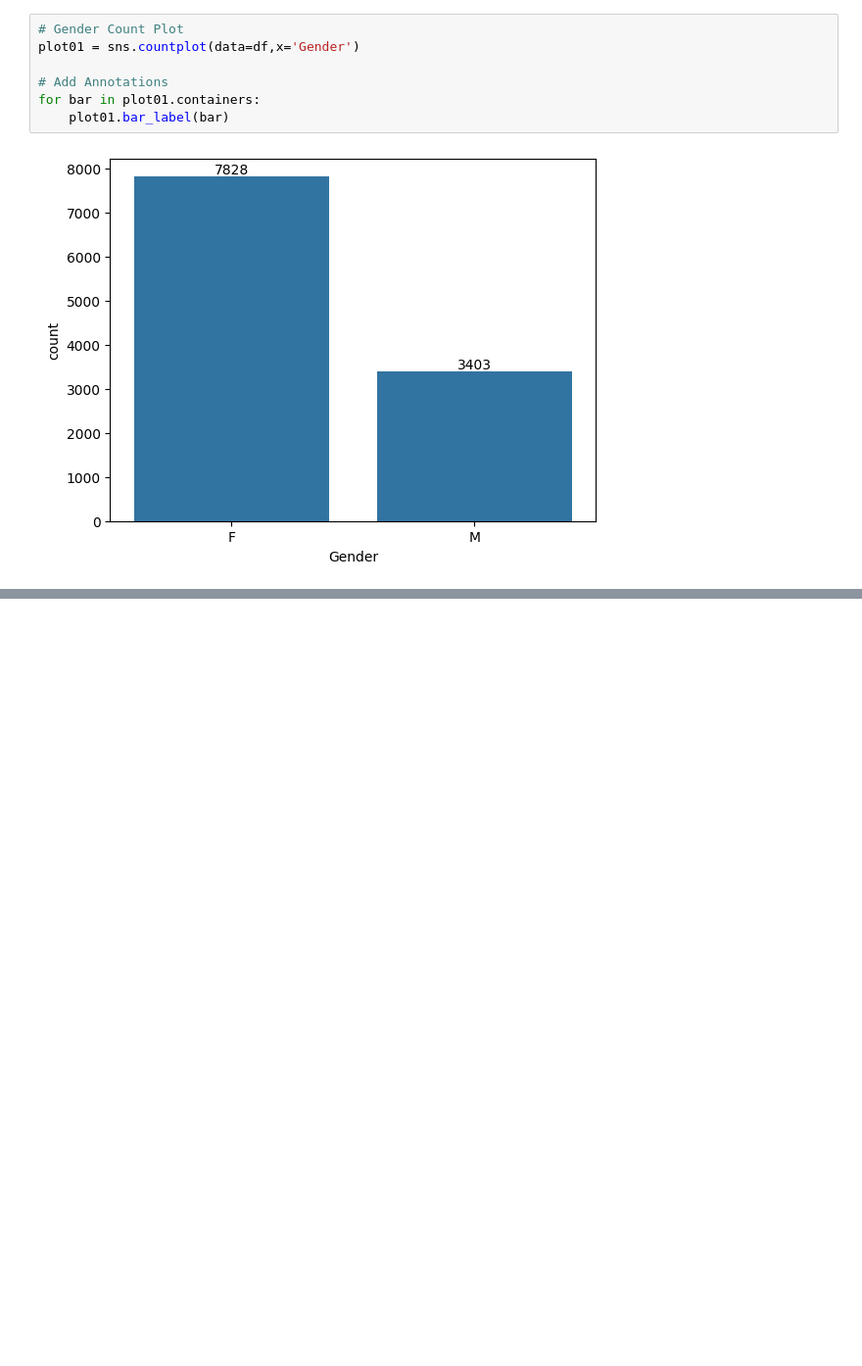
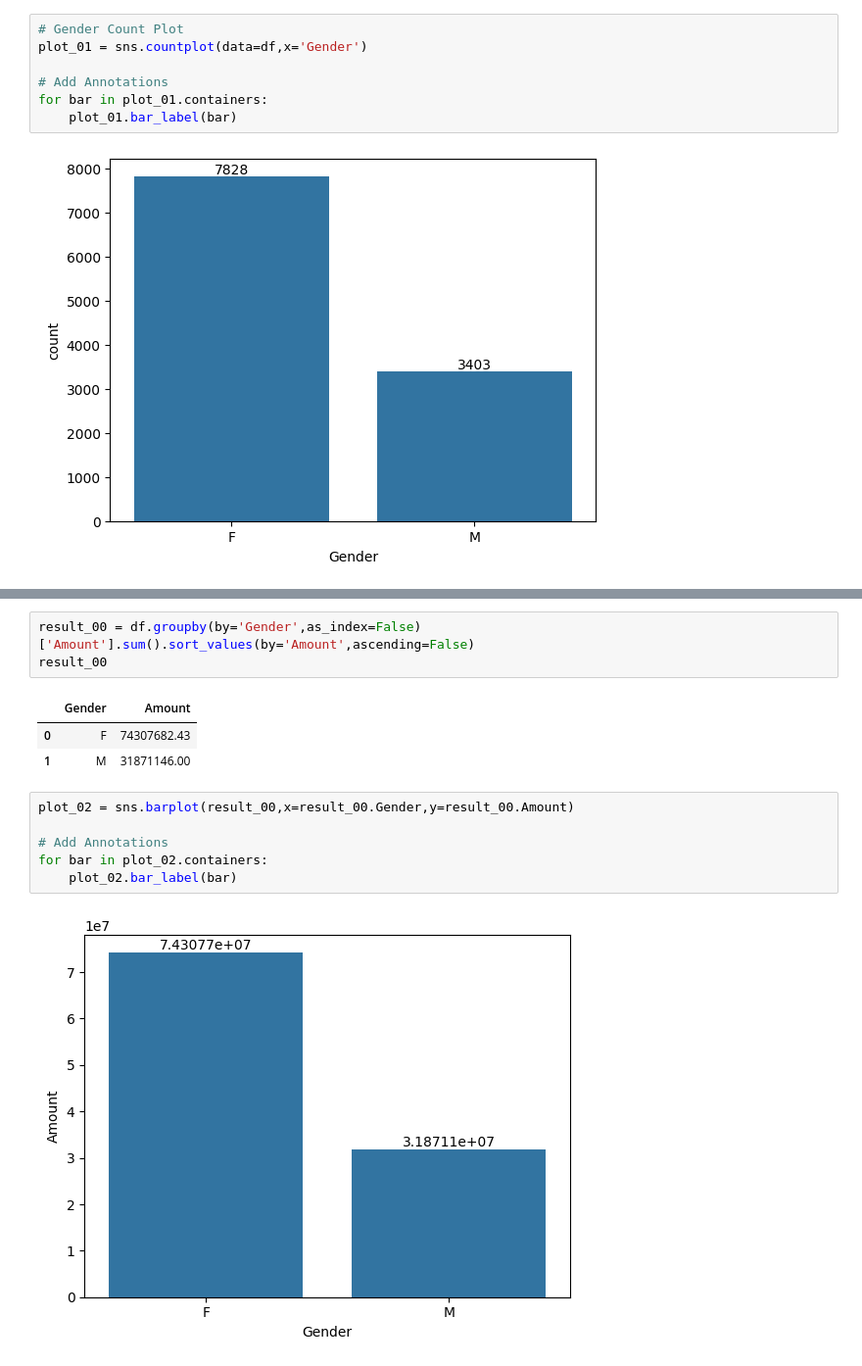
Before and after one commit to akshayyewle/Data-Analytics, a Jupyter notebook: 03 Data Analysis Project - Rishabh Mishra/Diwali Sales Analysis.ipynb, the cells around one changed output, grey strips where cells are left out. Shown at 98% size. Drawn from its saved outputs; the diff is of its cells as text; blank space fills up the shorter version.

```diff
--- a/03 Data Analysis Project - Rishabh Mishra/Diwali Sales Analysis.ipynb
+++ b/03 Data Analysis Project - Rishabh Mishra/Diwali Sales Analysis.ipynb
@@ -300,10 +323,10 @@ Index(['User_ID', 'Cust_name', 'Product_ID', 'Gender', 'Age_Group', 'Age',
       dtype='object')
 # %%
 # Gender Count Plot
-plot01 = sns.countplot(data=df,x='Gender')
+plot_01 = sns.countplot(data=df,x='Gender')
 
 # Add Annotations
-for bar in plot01.containers:
-    plot01.bar_label(bar)
+for bar in plot_01.containers:
+    plot_01.bar_label(bar)
 # %% [output]
 [figure]
@@ -309,0 +342,15 @@ for bar in plot01.containers:
+# %%
+result_00 = df.groupby(by='Gender',as_index=False)['Amount'].sum().sort_values(by='Amount',ascending=False)
+result_00
+# %% [output]
+|  | Gender | Amount |
+| 0 | F | 74307682.43 |
+| 1 | M | 31871146.00 |
+# %%
+plot_02 = sns.barplot(result_00,x=result_00.Gender,y=result_00.Amount)
+
+# Add Annotations
+for bar in plot_02.containers:
+    plot_02.bar_label(bar)
+# %% [output]
+[figure, added]
```
Also changed, not shown: parts of 34 cells of this notebook.
